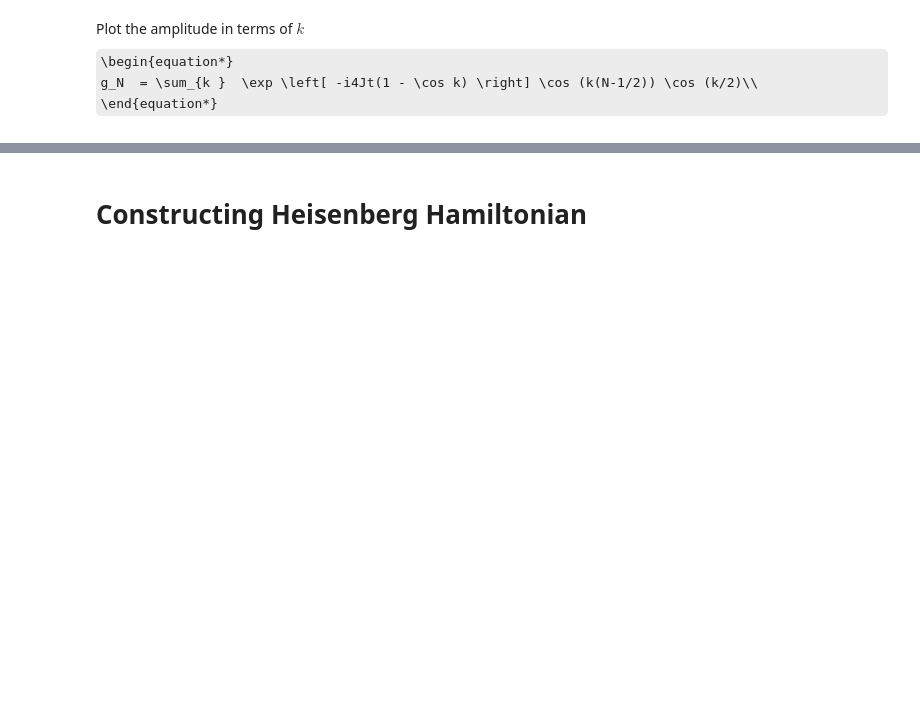
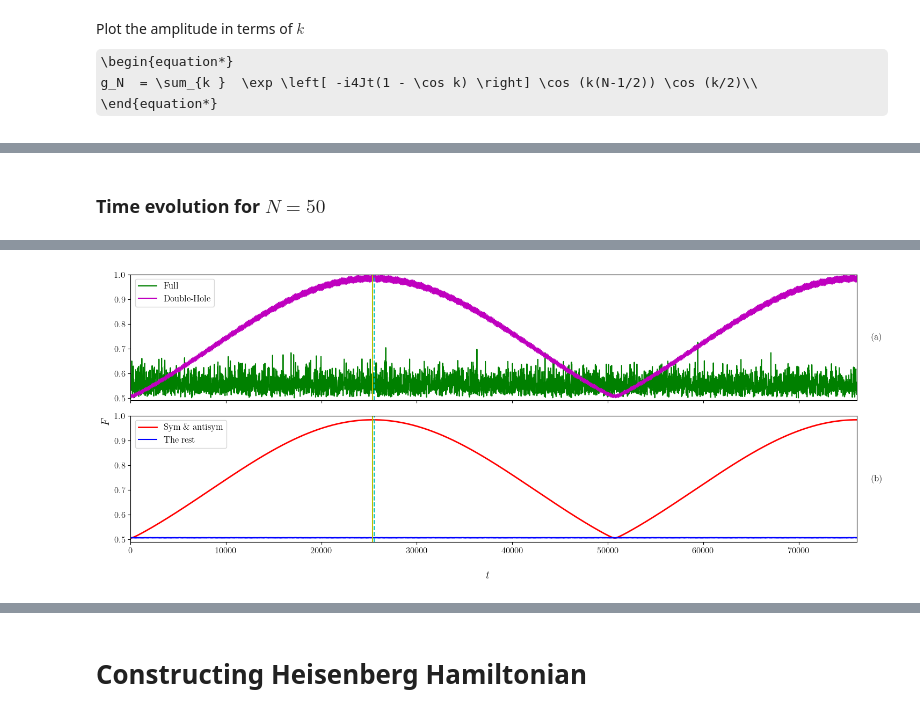
Before and after one commit to JohanesFaustus/QuantumMechanics, a Jupyter notebook: Rss/QM/code/F.ipynb, the cells around one changed output, grey strips where cells are left out. Saved outputs shown, nothing was run; the diff lists cells and outputs as text; code cells hidden in the pictures; some formulas as TeX source; blank space fills up the shorter version.

```diff
--- a/Rss/QM/code/F.ipynb
+++ b/Rss/QM/code/F.ipynb
@@ -712,0 +1150,20 @@ plt.legend()
+# %%
+C = 1
+a = 1
+nu = 10
+alp = np.linspace(0,100,int(1e2))
+# alp = [1e-3]
+B = 0
+N = 50
+
+long_dh = compalp(HxDHLong2, C, a,nu, B,alp,)
+
+plt.figure(figsize=(10, 6))
+plt.xlabel(r'$\alpha$')
+plt.ylabel(r"$\langle F \rangle_{\max}$")
+
+plt.plot(alp, long_dh[0],)
+plt.ylim(0.5 - 1e-2,1 + 1e-2)
+plt.tight_layout()
+# plt.savefig("lr_Fvsalp_v2.png")
+done()
@@ -712,0 +1386,58 @@ plt.legend()
+# %% [markdown]
+### Time evolution for $N=50$
+# %%
+C = 1
+a = 1
+nu = 10
+B = 0
+# alp= np.logspace(0, -3, 4)
+alp =1e-2
+N = 50
+
+H = HxDHLong(N,C,a,nu,B,alp)
+eigvals,_ = np.linalg.eigh(H)
+idx = np.argsort((eigvals))
+eigvals = eigvals[idx]
+t_approx = np.pi/np.abs(eigvals[1]-eigvals[2])
+
+t_vals = np.linspace(0,3*t_approx, int(5 * 1e3))
+lr_dh_t = tcomp(HxDHLong, C, a,nu, B, t_vals,alp)
+lr_dh1_t = tcompalt(HxDHLong, C, a,nu, B, t_vals,alp)
+lr_dh2_t = tcompalt2(HxDHLong, C, a,nu, B, t_vals,alp)
+lr_full_t = tcomp(HxLong, C, a,nu, B, t_vals,alp)
+
+fig, ax = plt.subplots(2, 1,sharex=True,figsize=(15, 6))
+
+fig.supxlabel(r"$t$")
+fig.supylabel(r"$F$")
+
+ax[0].plot(t_vals,lr_full_t, label="Full",color='g',)
+ax[0].plot(t_vals,lr_dh_t, label="Double-Hole",color='m',)
+ax[1].plot(t_vals,lr_dh1_t, label=r"Sym \& antisym",linewidth=2,color='red')
+ax[1].plot(t_vals,lr_dh2_t, label="The rest",color='blue')
+for i in range (2):
+  ax[i].axvline(t_approx,linestyle="-",color='y')
+  ax[i].axvline(t_vals[np.argmax(lr_dh_t[0:int(len(lr_dh_t)/2)])],linestyle="--",color='c')
+  ax[i].legend()
+
+  ax[i].set_ylim(0.5-1e-2,1)
+plt.xlim(0,np.max(t_vals))
+
+ax[0].text(
+    1.02, 0.5, '(a)',
+    transform=ax[0].transAxes,
+    va='center',
+    ha='left'
+)
+
+ax[1].text(
+    1.02, 0.5, '(b)',
+    transform=ax[1].transAxes,
+    va='center',
+    ha='left'
+)
+
+plt.tight_layout()
+plt.savefig(f"tevol.pgf")
+done()
+# %% [output]
@@ -712,0 +1448 @@ plt.legend()
+[figure, added]
```
Also changed, not shown: parts of 51 cells of this notebook, 17 other files.
